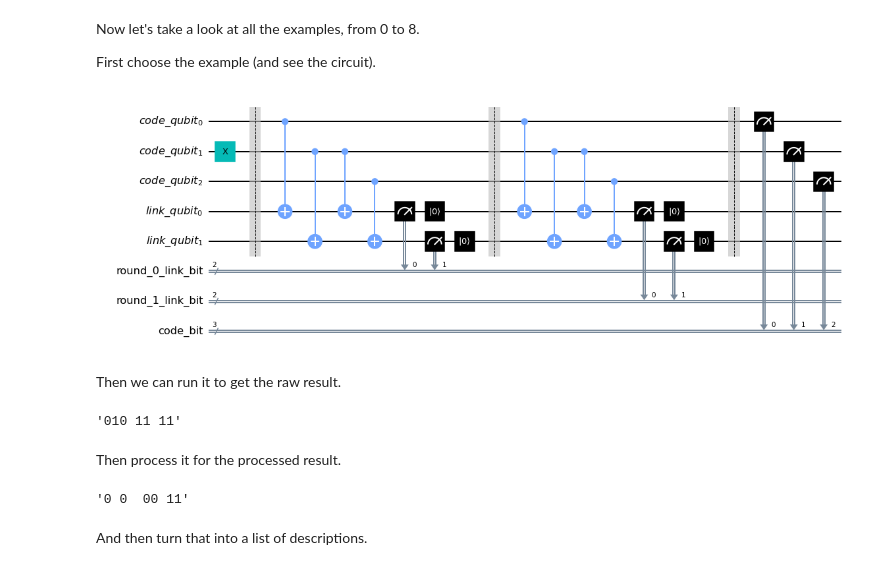
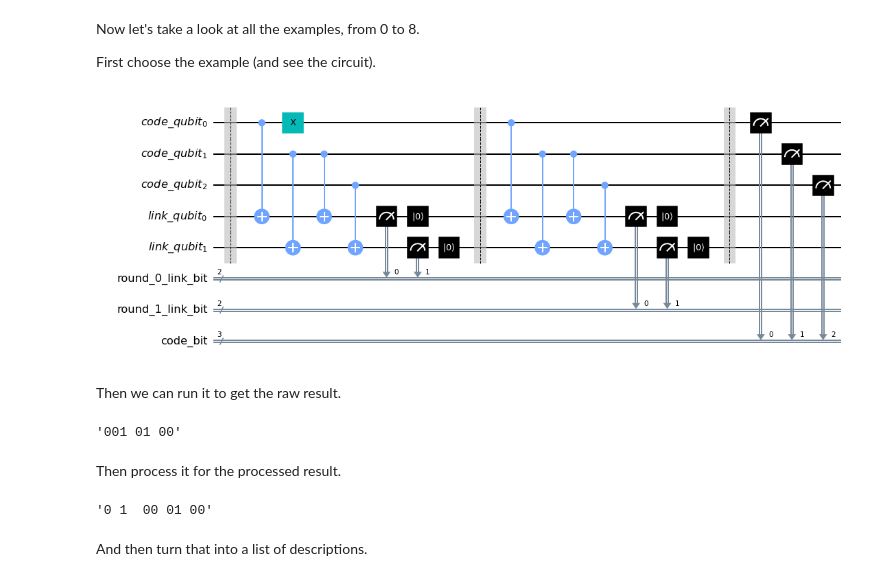
Before and after one commit to quantumjim/qec_lectures, a Jupyter notebook: lecture-1.ipynb, the cells around one changed output. Drawn from its saved outputs; the diff is of its cells as text; code cells hidden in the pictures.

```diff
--- a/lecture-1.ipynb
+++ b/lecture-1.ipynb
@@ -277,11 +278,12 @@ Now let's take a look at all the examples, from 0 to 8.
 
 First choose the example (and see the circuit).
 # %%
-example = examples[3]
+e = 1
 
+example = examples[e]
 example.draw(output='mpl')
 # %% [output]
-[figure, old version]
+[figure, new version]
 # %% [markdown]
 Then we can run it to get the raw result.
 # %%
@@ -291,7 +293,7 @@ counts = job.result().get_counts()
 output = list(counts.keys())[0]
 output
 # %% [output]
-'010 11 11'
+'001 01 00'
 # %% [markdown]
 Then process it for the processed result.
 # %%
@@ -301,7 +303,7 @@ counts = job.result().get_counts()
 output = list(counts.keys())[0]
 process_2(process_1(output))
 # %% [output]
-'0 0  00 11'
+'0 1  00 01 00'
 # %% [markdown]
 And then turn that into a list of descriptions.
 # %%
```
Also changed, not shown: parts of 12 cells of this notebook.
